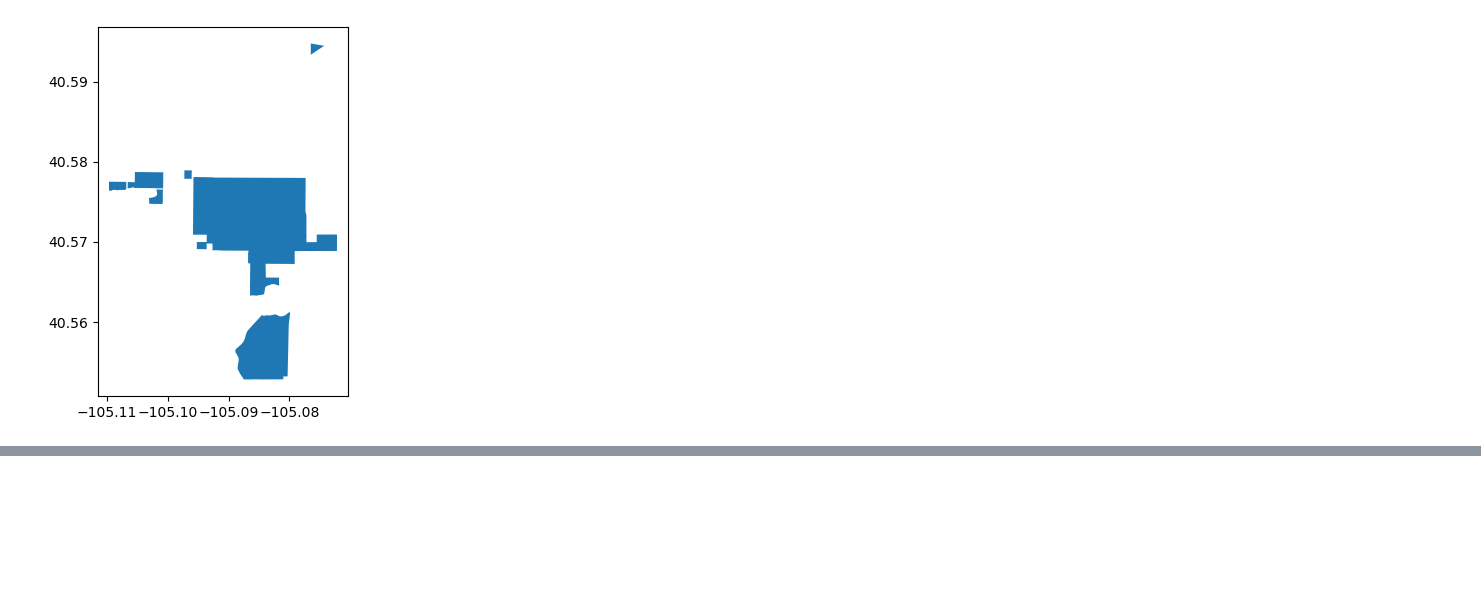
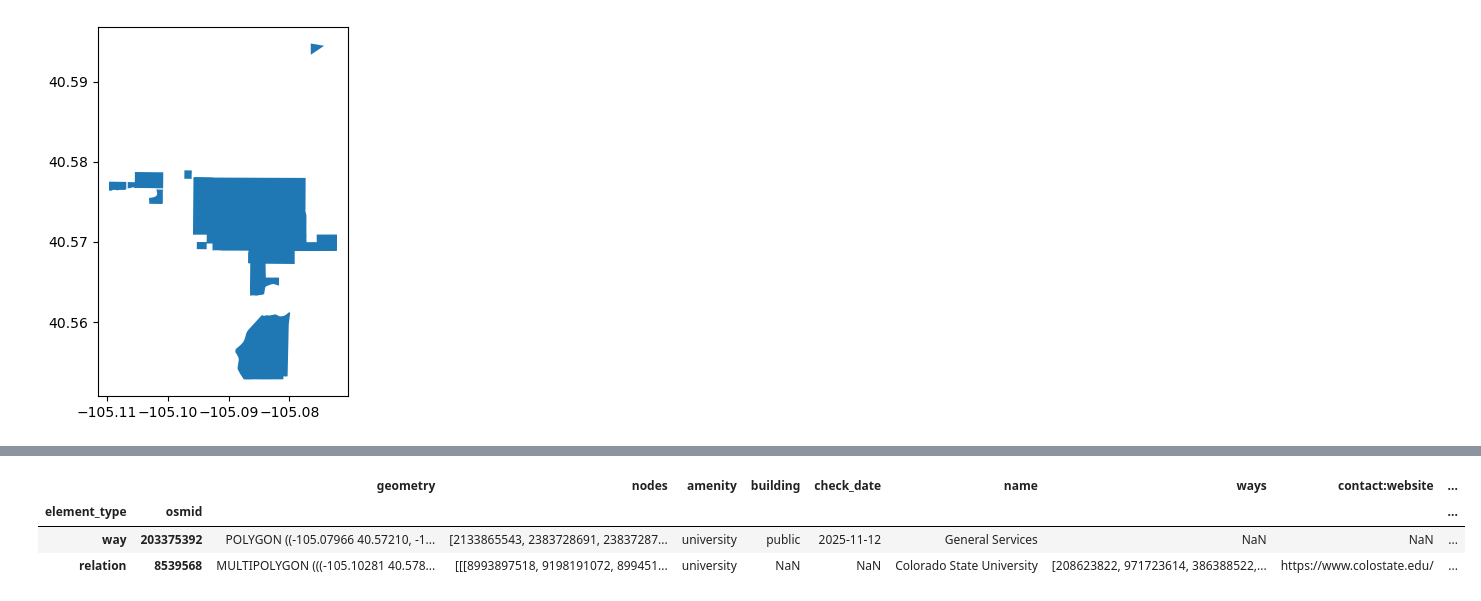
Before and after one commit to cu-esiil-edu/01-campus-map-camilleeguillen, a Jupyter notebook: csu_campus.ipynb, the cells around one changed output, grey strips where cells are left out. Drawn from its saved outputs; the diff is of its cells as text; code cells hidden in the pictures; blank space fills up the shorter version.

```diff
--- a/csu_campus.ipynb
+++ b/csu_campus.ipynb
@@ -81,3 +81,15 @@ csu_map
 # %% [output]
 WARNING:bokeh.core.validation.check:W-1005 (FIXED_SIZING_MODE): 'fixed' sizing mode requires width and height to be set: figure(id='p1043', ...)
 [interactive output not drawn]
+# %%
+# Look for everything labeled 'University' within 1000m of an address
+csu_uni = osm.features_from_address(
+    'Fort Collins, Colorado, USA',
+    {'amenity': ['university']},
+    dist=2000) # adjust dist= to find more buildings
+csu_uni
+# %% [output]
+|  |  | geometry | nodes | amenity | building | check_date | name | ways | contact:website | ... |
+| element_type | osmid |  |  |  |  |  |  |  |  | ... |
+| way | 203375392 | POLYGON ((-105.07966 40.57210, -1... | [2133865543, 2383728691, 23837287... | university | public | 2025-11-12 | General Services | NaN | NaN | ... |
+| relation | 8539568 | MULTIPOLYGON (((-105.10281 40.578... | [[[8993897518, 9198191072, 899451... | university | NaN | NaN | Colorado State University | [208623822, 971723614, 386388522,... | https://www.colostate.edu/ | ... |
```
Also changed, not shown: parts of 6 cells of this notebook, 18 other files.
